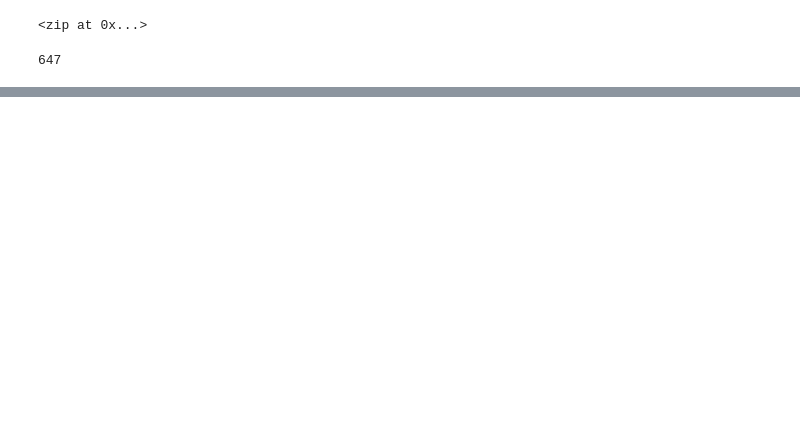
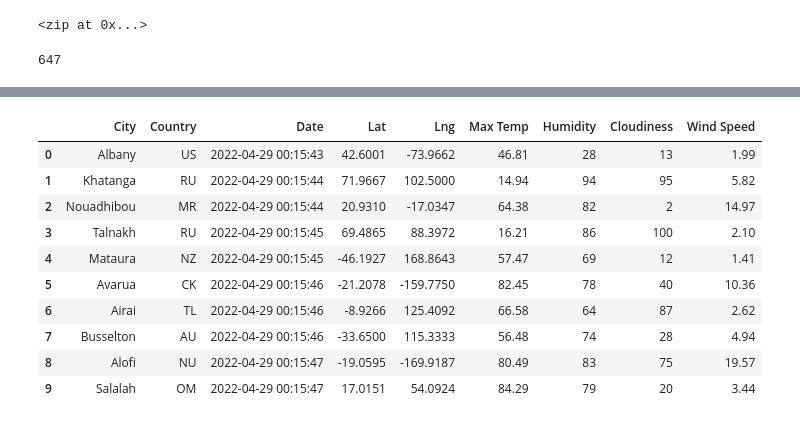
Before and after one commit to yolandahjohnson/World_Weather_Analysis, a Jupyter notebook: WeatherPy.ipynb, the cells around one changed output, grey strips where cells are left out. Cells and saved outputs as stored; diff of their text form; code cells hidden in the pictures; blank space fills up the shorter version.

```diff
--- a/WeatherPy.ipynb
+++ b/WeatherPy.ipynb
@@ -33,0 +143,17 @@ len(cities)
+# %%
+# Reorder the columns
+new_column_order = ["City","Country","Date","Lat","Lng","Max Temp","Humidity","Cloudiness","Wind Speed"]
+city_data_df = city_data_df[new_column_order]
+city_data_df.head(10)
+# %% [output]
+|  | City | Country | Date | Lat | Lng | Max Temp | Humidity | Cloudiness | Wind Speed |
+| 0 | Albany | US | 2022-04-29 00:15:43 | 42.6001 | -73.9662 | 46.81 | 28 | 13 | 1.99 |
+| 1 | Khatanga | RU | 2022-04-29 00:15:44 | 71.9667 | 102.5000 | 14.94 | 94 | 95 | 5.82 |
+| 2 | Nouadhibou | MR | 2022-04-29 00:15:44 | 20.9310 | -17.0347 | 64.38 | 82 | 2 | 14.97 |
+| 3 | Talnakh | RU | 2022-04-29 00:15:45 | 69.4865 | 88.3972 | 16.21 | 86 | 100 | 2.10 |
+| 4 | Mataura | NZ | 2022-04-29 00:15:45 | -46.1927 | 168.8643 | 57.47 | 69 | 12 | 1.41 |
+| 5 | Avarua | CK | 2022-04-29 00:15:46 | -21.2078 | -159.7750 | 82.45 | 78 | 40 | 10.36 |
+| 6 | Airai | TL | 2022-04-29 00:15:46 | -8.9266 | 125.4092 | 66.58 | 64 | 87 | 2.62 |
+| 7 | Busselton | AU | 2022-04-29 00:15:46 | -33.6500 | 115.3333 | 56.48 | 74 | 28 | 4.94 |
+| 8 | Alofi | NU | 2022-04-29 00:15:47 | -19.0595 | -169.9187 | 80.49 | 83 | 75 | 19.57 |
+| 9 | Salalah | OM | 2022-04-29 00:15:47 | 17.0151 | 54.0924 | 84.29 | 79 | 20 | 3.44 |
```
Also changed, not shown: parts of 6 cells of this notebook.
